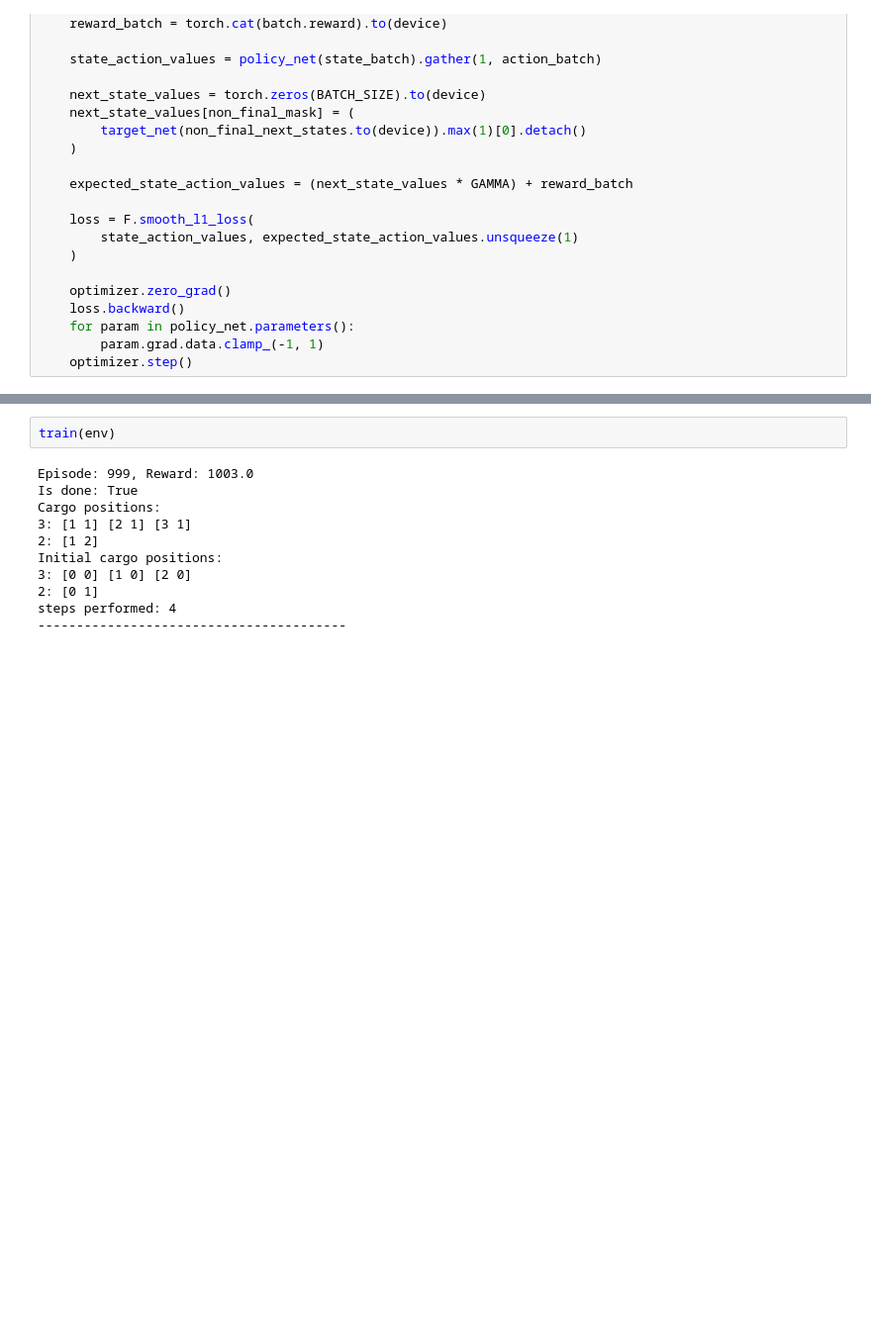
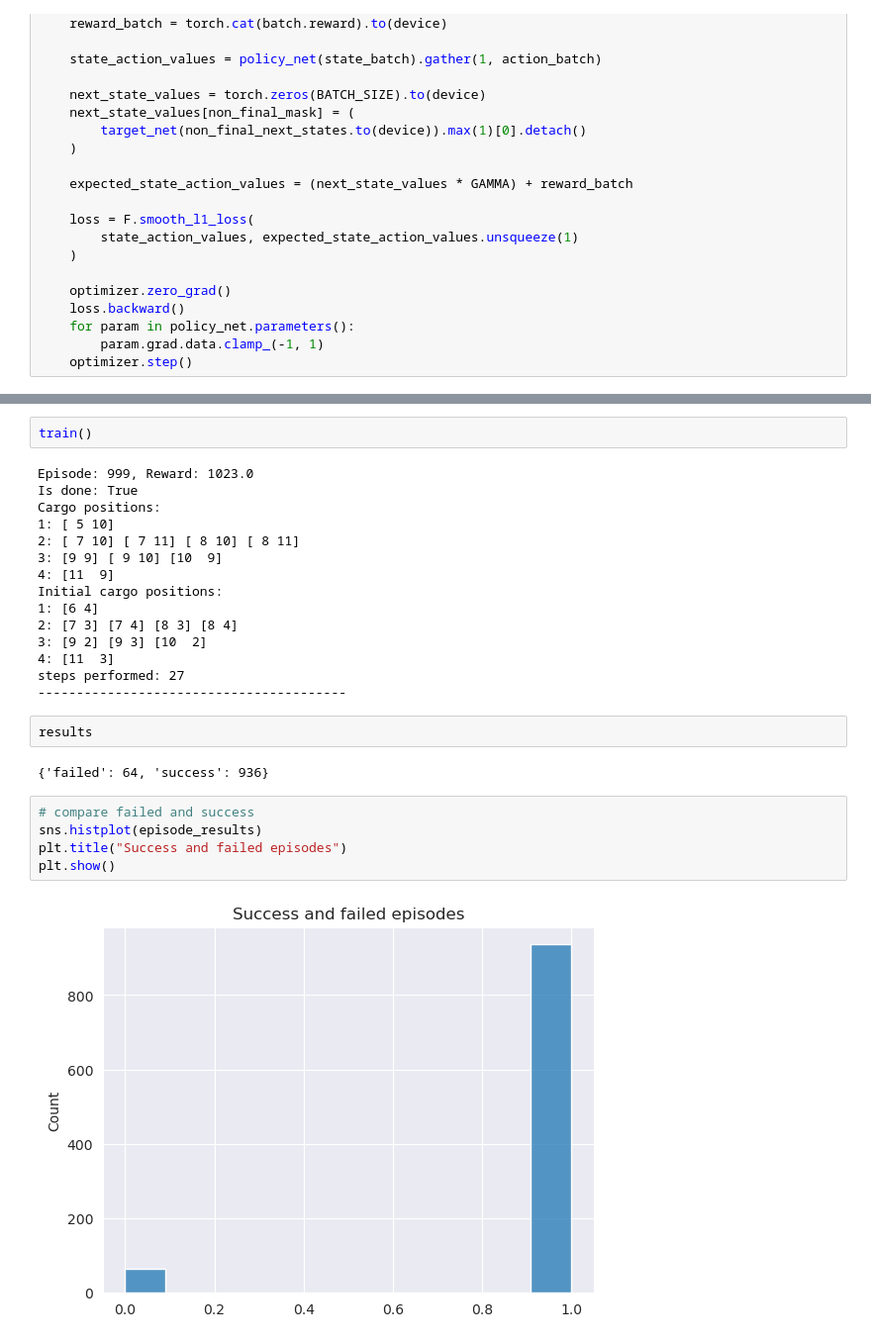
Before and after one commit to naryst/rl_assignment2, a Jupyter notebook: Ass2_model.ipynb, the cells around one changed output, grey strips where cells are left out. Shown: that part at 99% size. Saved outputs shown, nothing was run; the diff lists cells and outputs as text; blank space fills up the shorter version.

```diff
--- a/Ass2_model.ipynb
+++ b/Ass2_model.ipynb
@@ -451,17 +579,32 @@ def train(env, n_episodes=1000):
         # clear output
         clear_output(wait=True)
 # %%
-train(env)
+train()
 # %% [output]
-Episode: 999, Reward: 1003.0
+Episode: 999, Reward: 1023.0
 Is done: True
 Cargo positions:
-3: [1 1] [2 1] [3 1]
-2: [1 2]
+1: [ 5 10]
+2: [ 7 10] [ 7 11] [ 8 10] [ 8 11]
+3: [9 9] [ 9 10] [10  9]
+4: [11  9]
 Initial cargo positions:
-3: [0 0] [1 0] [2 0]
-2: [0 1]
-steps performed: 4
+1: [6 4]
+2: [7 3] [7 4] [8 3] [8 4]
+3: [9 2] [9 3] [10  2]
+4: [11  3]
+steps performed: 27
 ----------------------------------------
+# %%
+results
+# %% [output]
+{'failed': 64, 'success': 936}
+# %%
+# compare failed and success
+sns.histplot(episode_results)
+plt.title("Success and failed episodes")
+plt.show()
+# %% [output]
+[figure, added]
 # %%
 sns.lineplot(x=range(len(total_train_rewards)), y=total_train_rewards)
```
Also changed, not shown: parts of 18 cells of this notebook, 3 other files.
